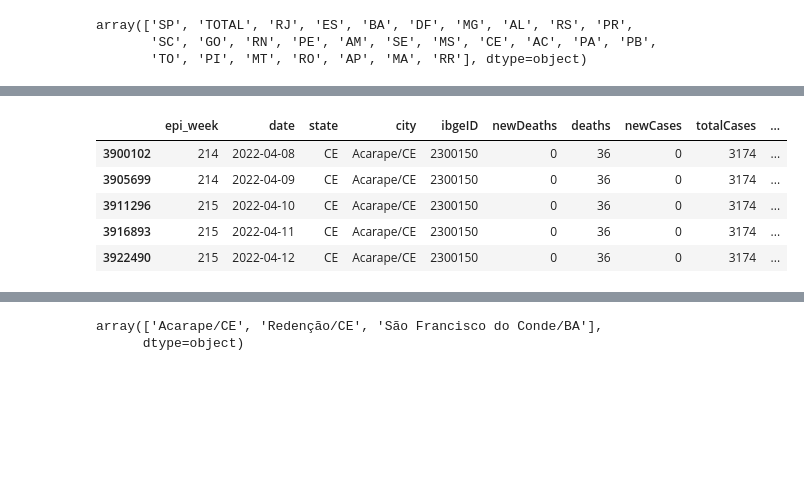
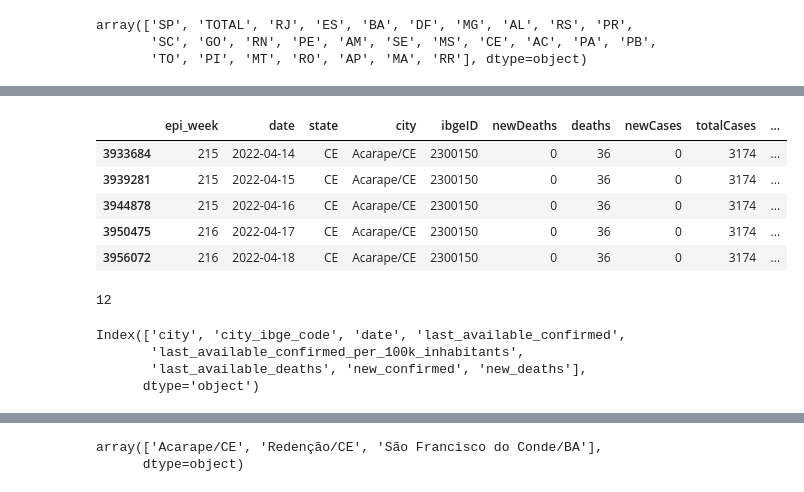
Before and after one commit to painelcovid19/painelcovid19.github.io, a Jupyter notebook: covid_br/get_def_cases.ipynb, the cells around one changed output, grey strips where cells are left out. Saved outputs shown, nothing was run; the diff lists cells and outputs as text; code cells hidden in the pictures; blank space fills up the shorter version.

```diff
--- a/covid_br/get_def_cases.ipynb
+++ b/covid_br/get_def_cases.ipynb
@@ -27,9 +27,13 @@ df.shape
 # %%
-df[df["state"] == "CE"][df["city"] == "Acarape/CE"].tail()
+df[(df["state"] == "CE") & (df["city"] == "Acarape/CE")].tail()
 # %% [output]
 |  | epi_week | date | state | city | ibgeID | newDeaths | deaths | newCases | totalCases | ... |
-| 3900102 | 214 | 2022-04-08 | CE | Acarape/CE | 2300150 | 0 | 36 | 0 | 3174 | ... |
-| 3905699 | 214 | 2022-04-09 | CE | Acarape/CE | 2300150 | 0 | 36 | 0 | 3174 | ... |
-| 3911296 | 215 | 2022-04-10 | CE | Acarape/CE | 2300150 | 0 | 36 | 0 | 3174 | ... |
-| 3916893 | 215 | 2022-04-11 | CE | Acarape/CE | 2300150 | 0 | 36 | 0 | 3174 | ... |
-| 3922490 | 215 | 2022-04-12 | CE | Acarape/CE | 2300150 | 0 | 36 | 0 | 3174 | ... |
+| 3933684 | 215 | 2022-04-14 | CE | Acarape/CE | 2300150 | 0 | 36 | 0 | 3174 | ... |
+| 3939281 | 215 | 2022-04-15 | CE | Acarape/CE | 2300150 | 0 | 36 | 0 | 3174 | ... |
+| 3944878 | 215 | 2022-04-16 | CE | Acarape/CE | 2300150 | 0 | 36 | 0 | 3174 | ... |
+| 3950475 | 216 | 2022-04-17 | CE | Acarape/CE | 2300150 | 0 | 36 | 0 | 3174 | ... |
+| 3956072 | 216 | 2022-04-18 | CE | Acarape/CE | 2300150 | 0 | 36 | 0 | 3174 | ... |
+# %%
+len(df.columns)
+# %% [output]
+12
@@ -35,0 +44,7 @@ df[df["state"] == "CE"][df["city"] == "Acarape/CE"].tail()
+# %%
+df.columns
+# %% [output]
+Index(['city', 'city_ibge_code', 'date', 'last_available_confirmed',
+       'last_available_confirmed_per_100k_inhabitants',
+       'last_available_deaths', 'new_confirmed', 'new_deaths'],
+      dtype='object')
```
Also changed, not shown: parts of 29 cells of this notebook.
